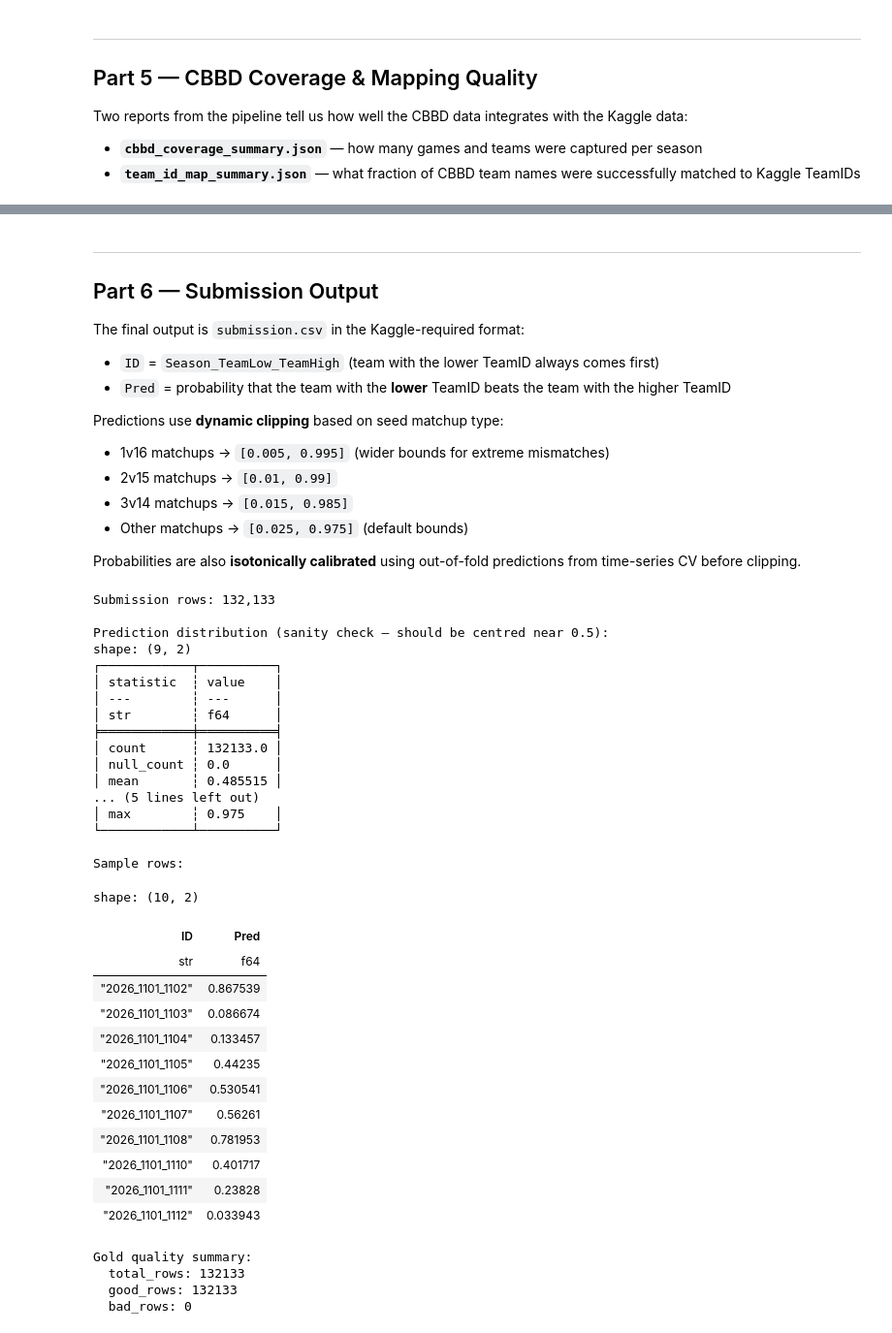
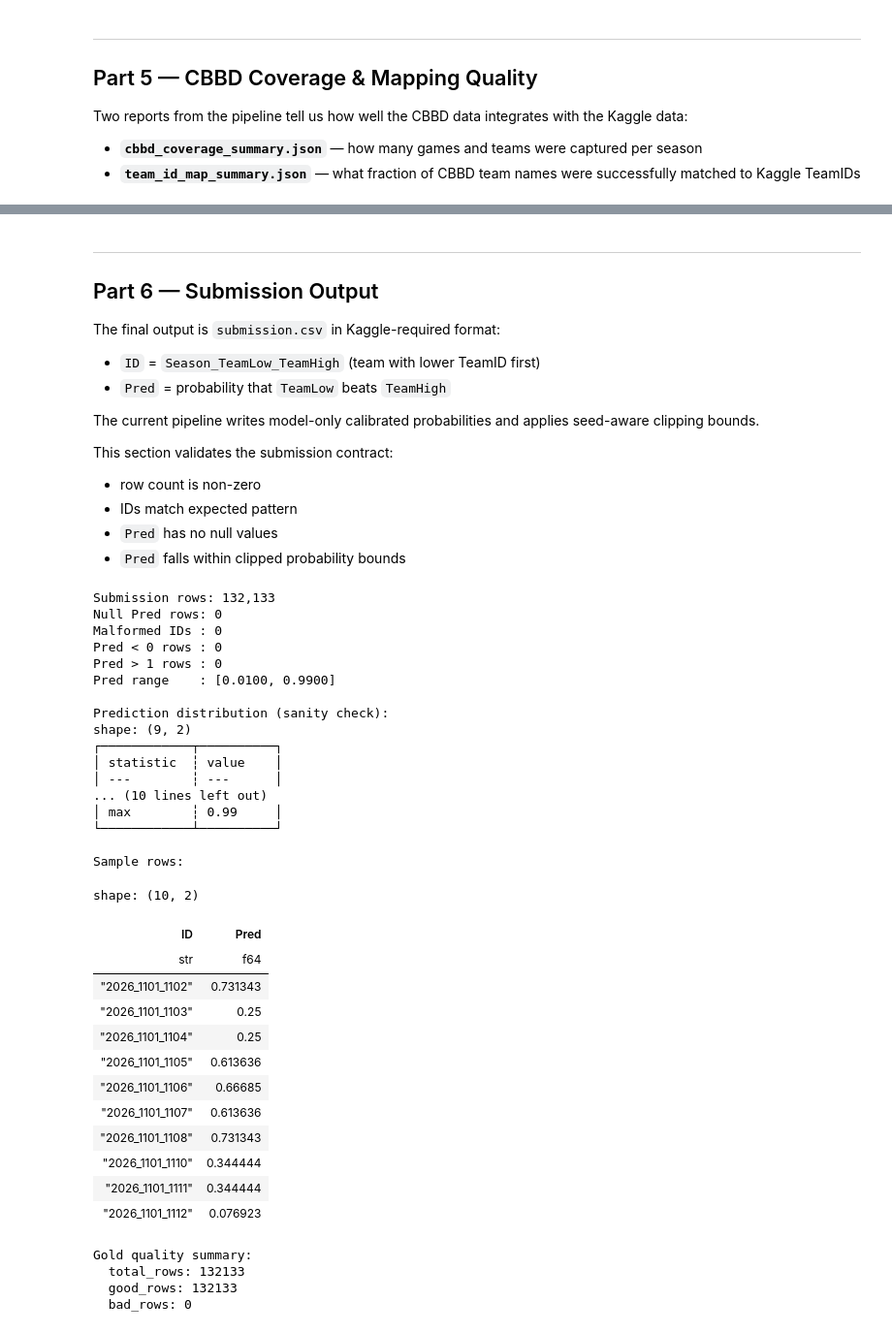
Before and after one commit to sdx-labs/mm26, a Jupyter notebook: notebooks/pipeline_explorer.ipynb, the cells around one changed output, grey strips where cells are left out. Shown at 97% size. Drawn from its saved outputs; the diff is of its cells as text; code cells hidden in the pictures.

```diff
--- a/notebooks/pipeline_explorer.ipynb
+++ b/notebooks/pipeline_explorer.ipynb
@@ -626,58 +730,69 @@ shape: (10, 4)
 ---
 ## Part 6 — Submission Output
 
-The final output is `submission.csv` in the Kaggle-required format:
-- `ID` = `Season_TeamLow_TeamHigh`  (team with the lower TeamID always comes first)
-- `Pred` = probability that the team with the **lower** TeamID beats the team with the higher TeamID
+The final output is `submission.csv` in Kaggle-required format:
+- `ID` = `Season_TeamLow_TeamHigh` (team with lower TeamID first)
+- `Pred` = probability that `TeamLow` beats `TeamHigh`
 
-Predictions use **dynamic clipping** based on seed matchup type:
-- 1v16 matchups → `[0.005, 0.995]` (wider bounds for extreme mismatches)
-- 2v15 matchups → `[0.01, 0.99]`
-- 3v14 matchups → `[0.015, 0.985]`
-- Other matchups → `[0.025, 0.975]` (default bounds)
+The current pipeline writes model-only calibrated probabilities and applies seed-aware clipping bounds.
 
-Probabilities are also **isotonically calibrated** using out-of-fold predictions from time-series CV before clipping.
+This section validates the submission contract:
+- row count is non-zero
+- IDs match expected pattern
+- `Pred` has no null values
+- `Pred` falls within clipped probability bounds
 # %%
-# --- Submission file ---
+# --- Submission file contract checks ---
 submission = pl.read_csv(BASE / "submission.csv")
+
+null_pred = submission.filter(pl.col("Pred").is_null()).height
+bad_id = submission.filter(~pl.col("ID").str.contains(r"^\d{4}_\d+_\d+$")).height
+below_min = submission.filter(pl.col("Pred") < 0.0).height
+above_max = submission.filter(pl.col("Pred") > 1.0).height
+
 print(f"Submission rows: {submission.height:,}")
+print(f"Null Pred rows: {null_pred}")
+print(f"Malformed IDs : {bad_id}")
+print(f"Pred < 0 rows : {below_min}")
+print(f"Pred > 1 rows : {above_max}")
+print(f"Pred range    : [{submission['Pred'].min():.4f}, {submission['Pred'].max():.4f}]")
 print()
-print("Prediction distribution (sanity check — should be centred near 0.5):")
+print("Prediction distribution (sanity check):")
 print(submission["Pred"].describe())
 print()
 print("Sample rows:")
 submission.head(10)
 # %% [output]
 Submission rows: 132,133
+Null Pred rows: 0
+Malformed IDs : 0
+Pred < 0 rows : 0
+Pred > 1 rows : 0
+Pred range    : [0.0100, 0.9900]
 
-Prediction distribution (sanity check — should be centred near 0.5):
+Prediction distribution (sanity check):
 shape: (9, 2)
 ┌────────────┬──────────┐
 │ statistic  ┆ value    │
 │ ---        ┆ ---      │
-│ str        ┆ f64      │
-╞════════════╪══════════╡
-│ count      ┆ 132133.0 │
-│ null_count ┆ 0.0      │
-│ mean       ┆ 0.485515 │
-... (5 lines left out)
-│ max        ┆ 0.975    │
+... (10 lines left out)
+│ max        ┆ 0.99     │
 └────────────┴──────────┘
 
 Sample rows:
 shape: (10, 2)
 | ID | Pred |
 | str | f64 |
-| "2026_1101_1102" | 0.867539 |
-| "2026_1101_1103" | 0.086674 |
-| "2026_1101_1104" | 0.133457 |
-| "2026_1101_1105" | 0.44235 |
-| "2026_1101_1106" | 0.530541 |
-| "2026_1101_1107" | 0.56261 |
-| "2026_1101_1108" | 0.781953 |
-| "2026_1101_1110" | 0.401717 |
-| "2026_1101_1111" | 0.23828 |
-| "2026_1101_1112" | 0.033943 |
+| "2026_1101_1102" | 0.731343 |
+| "2026_1101_1103" | 0.25 |
+| "2026_1101_1104" | 0.25 |
+| "2026_1101_1105" | 0.613636 |
+| "2026_1101_1106" | 0.66685 |
+| "2026_1101_1107" | 0.613636 |
+| "2026_1101_1108" | 0.731343 |
+| "2026_1101_1110" | 0.344444 |
+| "2026_1101_1111" | 0.344444 |
+| "2026_1101_1112" | 0.076923 |
 # %%
 # --- Holdout validation: check model performance on 2025 tournament ---
 # The pipeline holds out 2025 and evaluates log-loss on known tournament outcomes.
```
Also changed, not shown: parts of 20 cells of this notebook, 12 other files.
